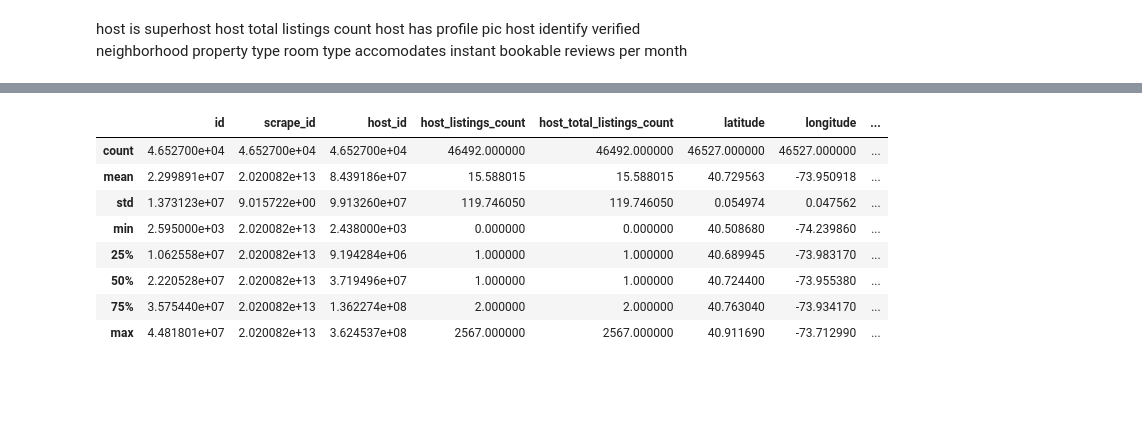
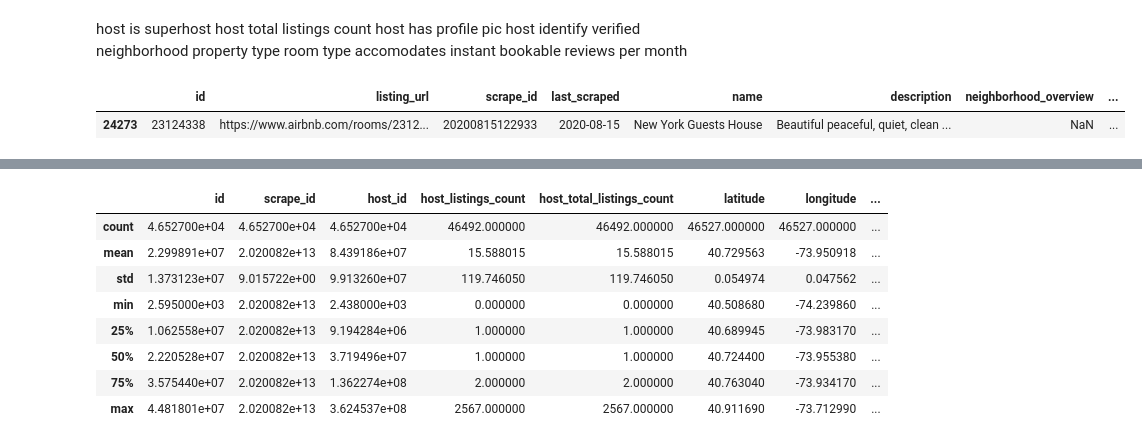
Before and after one commit to wooyounghong/airbnb_price_prediction, a Jupyter notebook: Wayne-Data_Cleaning.ipynb, the cells around one changed output, grey strips where cells are left out. Drawn from its saved outputs; the diff is of its cells as text; code cells hidden in the pictures; blank space fills up the shorter version.

```diff
--- a/Wayne-Data_Cleaning.ipynb
+++ b/Wayne-Data_Cleaning.ipynb
@@ -36,6 +36,11 @@ room type
 accomodates
 instant bookable
 reviews per month
+# %%
+df[df['beds'] == 21]
+# %% [output]
+|  | id | listing_url | scrape_id | last_scraped | name | description | neighborhood_overview | ... |
+| 24273 | 23124338 | https://www.airbnb.com/rooms/2312... | 20200815122933 | 2020-08-15 | New York Guests House | Beautiful peaceful, quiet, clean ... | NaN | ... |
 # %%
 df
 # %% [output]
```
Also changed, not shown: parts of 9 cells of this notebook, 1 other file.
